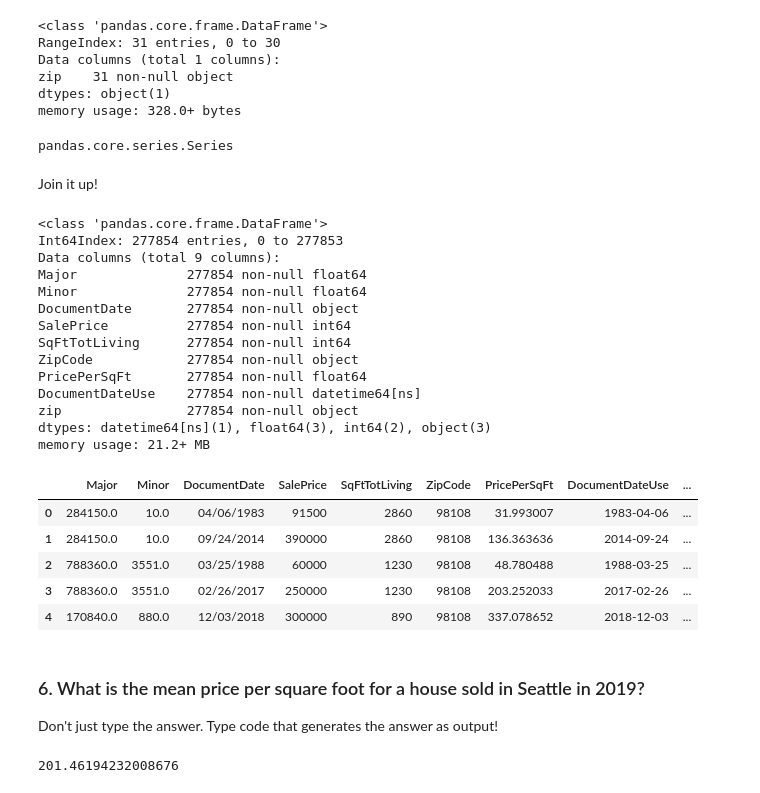
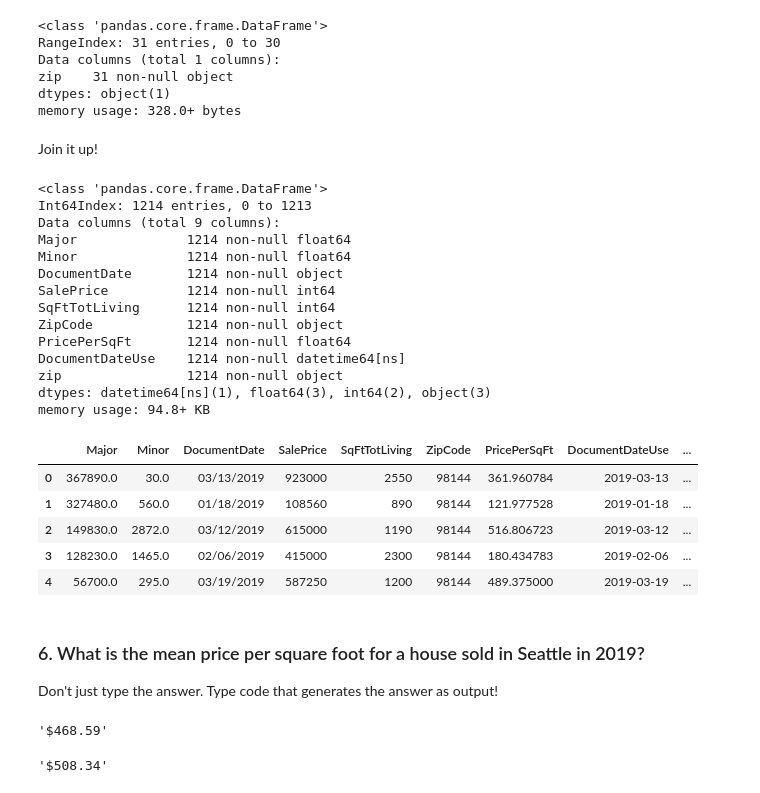
Before and after one commit to MangrobanGit/pandas-3-data-cleaning-seattle-ds-career-040119, a Jupyter notebook: pandas-3-data-cleaning.ipynb, the cells around one changed output. Saved outputs shown, nothing was run; the diff lists cells and outputs as text; code cells hidden in the pictures.

```diff
--- a/pandas-3-data-cleaning.ipynb
+++ b/pandas-3-data-cleaning.ipynb
@@ -777,5 +810,5 @@ Name: DocumentDate, Length: 13051, dtype: int64
 # %% [markdown]
 Seems Ok? Let's try converting to date.
 # %%
-sales_data['DocumentDateUse'] = pd.to_datetime(sales_data['DocumentDate'])
+sales_data_wm['DocumentDateUse'] = pd.to_datetime(sales_data_wm['DocumentDate'])
 # %%
@@ -797,4 +830,4 @@ memory usage: 59.5+ MB
 # %%
 # OK, now subset by year = 2019
-sales_data_2019 = sales_data[ sales_data['DocumentDateUse'].dt.year == 2019 ]
+sales_data_wm = sales_data_wm[ sales_data_wm['DocumentDateUse'].dt.year == 2019 ]
 # %%
@@ -850,5 +894,10 @@ For simplicity I will just use the Anna's list =D.  Although, theoretically, it
 # %%
-seattle_zips = [98101, 98102, 98103, 98104, 98105, 98106, 98107, 98108, 98109, 98112, 98115, 98116, 98117, 98118, 98119, 98121, 98122, 98125, 98126, 98133, 98134, 98136, 98144, 98146, 98154, 98164, 98174, 98177, 98178, 98195, 98199]
+seattle_zips = [98101, 98102, 98103, 98104, 98105, 98106, 98107, 98108, 98109, 98112, \
+                98115, 98116, 98117, 98118, 98119, 98121, 98122, 98125, 98126, 98133, \
+                98134, 98136, 98144, 98146, 98154, 98164, 98174, 98177, 98178, 98195, 98199]
+
+# confirmed with Anna that this was her source:
+# http://www.city-data.com/zipmaps/Seattle-Washington.html
 
 #Convert to df, because I want to use merge. Because.
 seattle_zips = pd.DataFrame(seattle_zips,columns=['zip'])
@@ -870,49 +919,49 @@ Data columns (total 1 columns):
 zip    31 non-null object
 dtypes: object(1)
 memory usage: 328.0+ bytes
-# %%
-type(sales_data['ZipCode'])
-type(seattle_zips['zip'])
-# %% [output]
-pandas.core.series.Series
 # %% [markdown]
 Join it up!
 # %%
-sales_data_seattle = pd.merge( sales_data, seattle_zips
+sales_data_wm = pd.merge( sales_data_wm, seattle_zips
                              ,how = 'inner'
                              ,left_on = 'ZipCode'
                              ,right_on = 'zip')
 # %%
-sales_data_seattle.info()
+sales_data_wm.info()
 # %% [output]
 <class 'pandas.core.frame.DataFrame'>
-Int64Index: 277854 entries, 0 to 277853
+Int64Index: 1214 entries, 0 to 1213
 Data columns (total 9 columns):
-Major              277854 non-null float64
-Minor              277854 non-null float64
-DocumentDate       277854 non-null object
-SalePrice          277854 non-null int64
-SqFtTotLiving      277854 non-null int64
-ZipCode            277854 non-null object
-PricePerSqFt       277854 non-null float64
-DocumentDateUse    277854 non-null datetime64[ns]
-zip                277854 non-null object
+Major              1214 non-null float64
+Minor              1214 non-null float64
+DocumentDate       1214 non-null object
+SalePrice          1214 non-null int64
+SqFtTotLiving      1214 non-null int64
+ZipCode            1214 non-null object
+PricePerSqFt       1214 non-null float64
+DocumentDateUse    1214 non-null datetime64[ns]
+zip                1214 non-null object
 dtypes: datetime64[ns](1), float64(3), int64(2), object(3)
-memory usage: 21.2+ MB
+memory usage: 94.8+ KB
 # %%
-sales_data_seattle.head()
+sales_data_wm.head()
 # %% [output]
 |  | Major | Minor | DocumentDate | SalePrice | SqFtTotLiving | ZipCode | PricePerSqFt | DocumentDateUse | ... |
-| 0 | 284150.0 | 10.0 | 04/06/1983 | 91500 | 2860 | 98108 | 31.993007 | 1983-04-06 | ... |
-| 1 | 284150.0 | 10.0 | 09/24/2014 | 390000 | 2860 | 98108 | 136.363636 | 2014-09-24 | ... |
-| 2 | 788360.0 | 3551.0 | 03/25/1988 | 60000 | 1230 | 98108 | 48.780488 | 1988-03-25 | ... |
-| 3 | 788360.0 | 3551.0 | 02/26/2017 | 250000 | 1230 | 98108 | 203.252033 | 2017-02-26 | ... |
-| 4 | 170840.0 | 880.0 | 12/03/2018 | 300000 | 890 | 98108 | 337.078652 | 2018-12-03 | ... |
+| 0 | 367890.0 | 30.0 | 03/13/2019 | 923000 | 2550 | 98144 | 361.960784 | 2019-03-13 | ... |
+| 1 | 327480.0 | 560.0 | 01/18/2019 | 108560 | 890 | 98144 | 121.977528 | 2019-01-18 | ... |
+| 2 | 149830.0 | 2872.0 | 03/12/2019 | 615000 | 1190 | 98144 | 516.806723 | 2019-03-12 | ... |
+| 3 | 128230.0 | 1465.0 | 02/06/2019 | 415000 | 2300 | 98144 | 180.434783 | 2019-02-06 | ... |
+| 4 | 56700.0 | 295.0 | 03/19/2019 | 587250 | 1200 | 98144 | 489.375000 | 2019-03-19 | ... |
 # %% [markdown]
 ### 6. What is the mean price per square foot for a house sold in Seattle in 2019?
 
 Don't just type the answer. Type code that generates the answer as output!
 # %%
-sales_data_seattle['SalePrice'].sum() / sales_data_seattle['SqFtTotLiving'].sum()
+mean_price_sqft = sales_data_wm['SalePrice'].sum() / sales_data_wm['SqFtTotLiving'].sum()
+'${:.2f}'.format(mean_price_sqft)
 # %% [output]
-201.46194232008676
+'$468.59'
+# %%
+'${:.2f}'.format(sales_data_wm['PricePerSqFt'].mean()) #Because I'm curious
+# %% [output]
+'$508.34'
```
Also changed, not shown: parts of 86 cells of this notebook.
